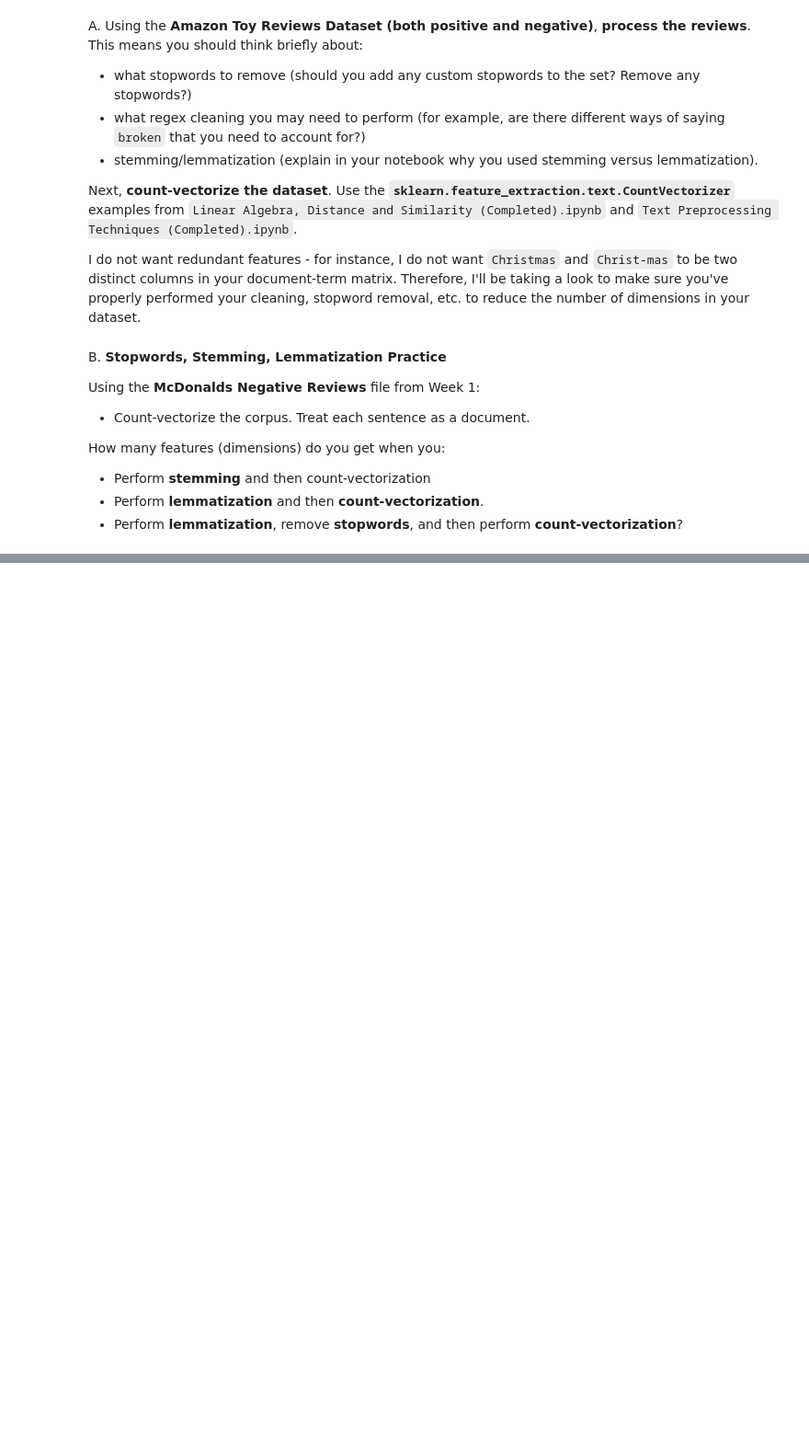
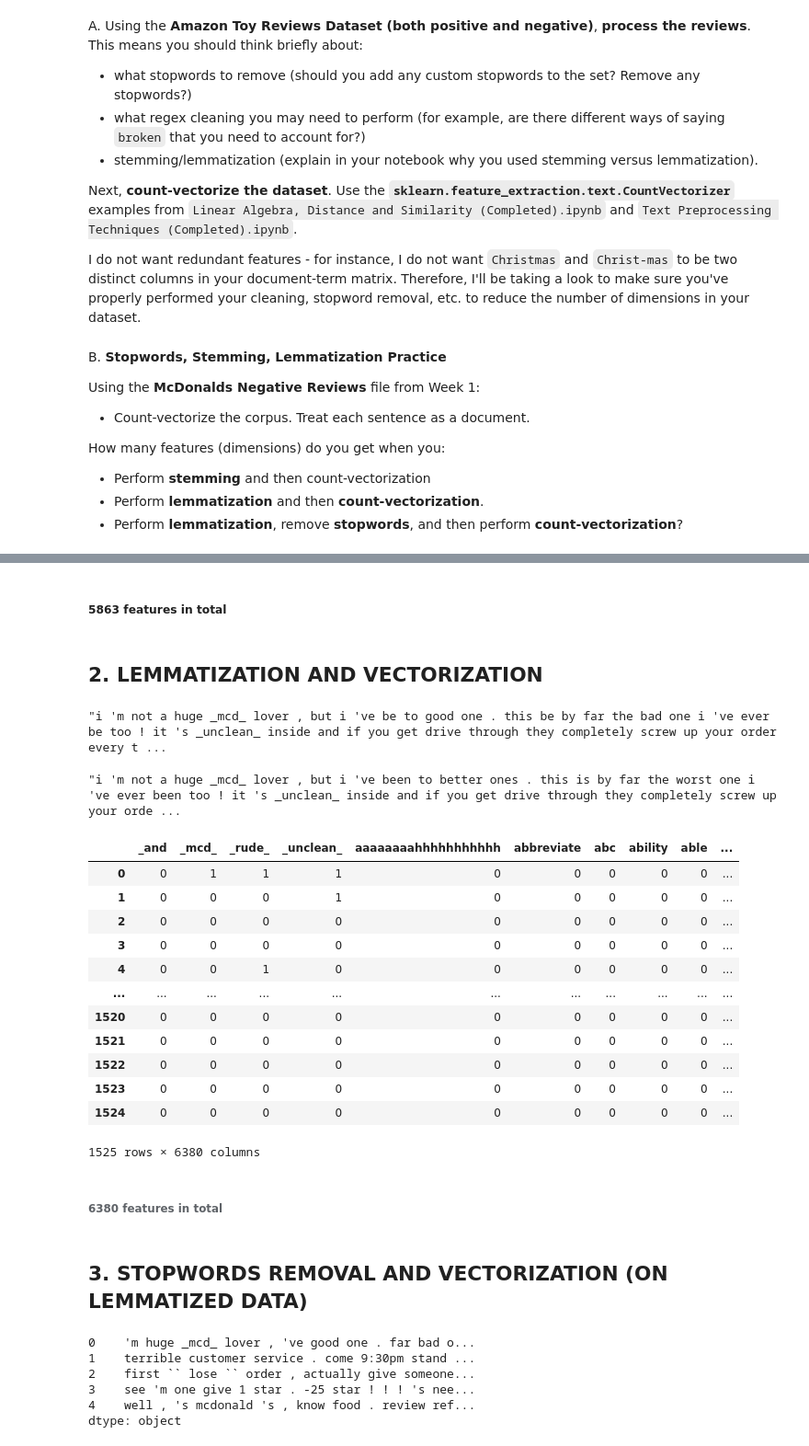
Before and after one commit to amanagar/dso-560-nlp-text-analytics, a Jupyter notebook: week2/HW2 Word Vectorization, Regex, and Similarity_Aman.ipynb, the cells around one changed output, grey strips where cells are left out. Shown at 92% size. Drawn from its saved outputs; the diff is of its cells as text; code cells hidden in the pictures; blank space fills up the shorter version.

```diff
--- a/week2/HW2 Word Vectorization, Regex, and Similarity_Aman.ipynb
+++ b/week2/HW2 Word Vectorization, Regex, and Similarity_Aman.ipynb
@@ -26,0 +308,14 @@ How many features (dimensions) do you get when you:
+# %% [markdown]
+##### 5863 features in total
+# %% [markdown]
+## 2. LEMMATIZATION AND VECTORIZATION
+# %%
+lowercased__reviews=[]         #LOWERCASING ALL TOKENS
+for review in data["review"]:
+    words = nltk.word_tokenize(review)
+    new_words = []
+    for word in words:
+        new_words.append(word.lower())
+    lowercased_review = " ".join(new_words)
+    lowercased__reviews.append(lowercased_review)
+lowercased__reviews_s=pd.Series(lowercased__reviews)
@@ -26,0 +358,40 @@ How many features (dimensions) do you get when you:
+# %%
+lemm_reviews_mcd=[]
+for review in pd.Series(lowercased__reviews_s):
+    lemm_review=lemmatize_sentence(review)
+    lemm_reviews_mcd.append(lemm_review)
+# %%
+lemm_reviews_mcd_s=pd.Series(lemm_reviews_mcd)
+# %%
+lemm_reviews_mcd_s[0]
+# %% [output]
+"i 'm not a huge _mcd_ lover , but i 've be to good one . this be by far the bad one i 've ever be too ! it 's _unclean_ inside and if you get drive through they completely screw up your order every t ...
+# %%
+lowercased__reviews_s[0]
+# %% [output]
+"i 'm not a huge _mcd_ lover , but i 've been to better ones . this is by far the worst one i 've ever been too ! it 's _unclean_ inside and if you get drive through they completely screw up your orde ...
+# %%
+vectorizer = CountVectorizer(stop_words="english",token_pattern=r'\b[A-za-z]{3,}\b')
+X = vectorizer.fit_transform(lemm_reviews_mcd_s)
+vectorizer.fit(lemm_reviews_mcd_s)
+vectorized_df2 = pd.DataFrame(X.toarray(), columns=vectorizer.get_feature_names())
+# %%
+vectorized_df2
+# %% [output]
+|  | _and | _mcd_ | _rude_ | _unclean_ | aaaaaaaahhhhhhhhhhh | abbreviate | abc | ability | able | ... |
+| 0 | 0 | 1 | 1 | 1 | 0 | 0 | 0 | 0 | 0 | ... |
+| 1 | 0 | 0 | 0 | 1 | 0 | 0 | 0 | 0 | 0 | ... |
+| 2 | 0 | 0 | 0 | 0 | 0 | 0 | 0 | 0 | 0 | ... |
+| 3 | 0 | 0 | 0 | 0 | 0 | 0 | 0 | 0 | 0 | ... |
+| 4 | 0 | 0 | 1 | 0 | 0 | 0 | 0 | 0 | 0 | ... |
+| ... | ... | ... | ... | ... | ... | ... | ... | ... | ... | ... |
+| 1520 | 0 | 0 | 0 | 0 | 0 | 0 | 0 | 0 | 0 | ... |
+| 1521 | 0 | 0 | 0 | 0 | 0 | 0 | 0 | 0 | 0 | ... |
+| 1522 | 0 | 0 | 0 | 0 | 0 | 0 | 0 | 0 | 0 | ... |
+| 1523 | 0 | 0 | 0 | 0 | 0 | 0 | 0 | 0 | 0 | ... |
+| 1524 | 0 | 0 | 0 | 0 | 0 | 0 | 0 | 0 | 0 | ... |
+1525 rows × 6380 columns
+# %% [markdown]
+###### 6380 features in total
+# %% [markdown]
+## 3. STOPWORDS REMOVAL AND VECTORIZATION (ON LEMMATIZED DATA)
@@ -26,0 +414,9 @@ How many features (dimensions) do you get when you:
+# %%
+cleaned_reviews_mcd_s.head()
+# %% [output]
+0    'm huge _mcd_ lover , 've good one . far bad o...
+1    terrible customer service . come 9:30pm stand ...
+2    first `` lose `` order , actually give someone...
+3    see 'm one give 1 star . -25 star ! ! ! 's nee...
+4    well , 's mcdonald 's , know food . review ref...
+dtype: object
```
Also changed, not shown: parts of 54 cells of this notebook, 5 other files.
